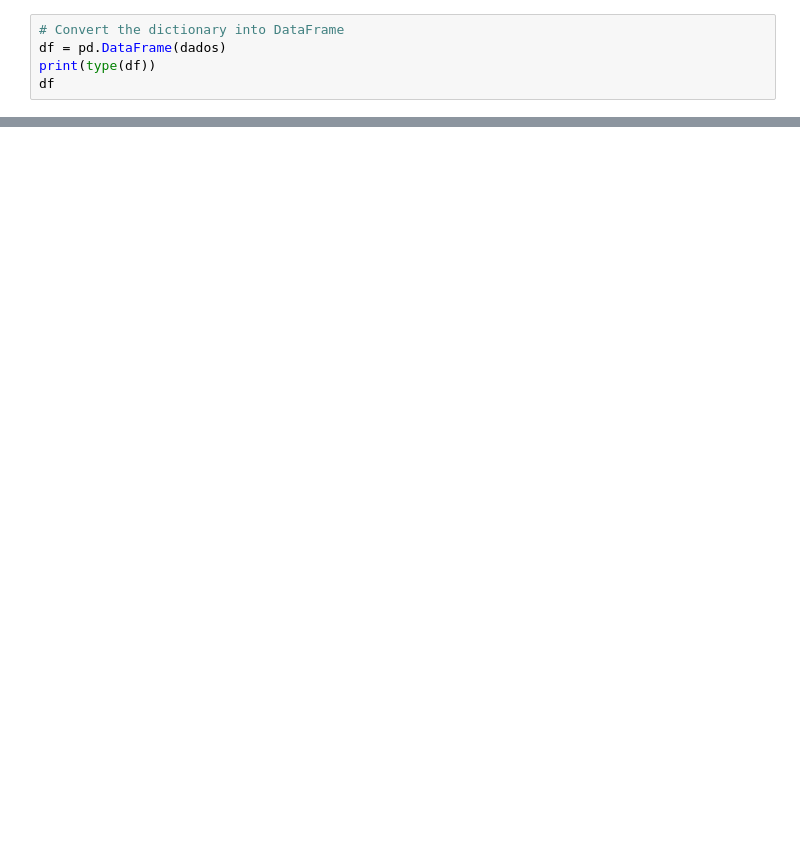
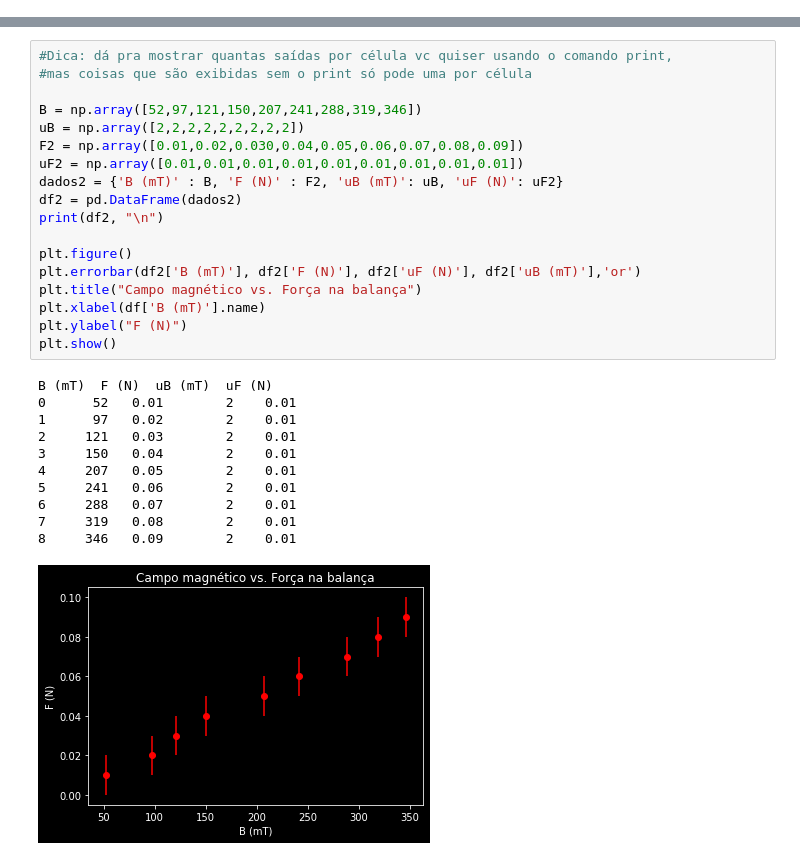
Before and after one commit to frtsgui/lab2, a Jupyter notebook: Notebooks/Guilherme_21062515_5.ipynb, the cells around one changed output, grey strips where cells are left out. Cells and saved outputs as stored; diff of their text form; blank space fills up the shorter version.

```diff
--- a/Notebooks/Guilherme_21062515_5.ipynb
+++ b/Notebooks/Guilherme_21062515_5.ipynb
@@ -78,5 +0,0 @@ Por fim alimentamos o dicionário como um _dataframe_ do _pandas_ :
-# %%
-# Convert the dictionary into DataFrame
-df = pd.DataFrame(dados)
-print(type(df))
-df
@@ -400,0 +72,30 @@ n
+# %%
+#Dica: dá pra mostrar quantas saídas por célula vc quiser usando o comando print,
+#mas coisas que são exibidas sem o print só pode uma por célula
+
+B = np.array([52,97,121,150,207,241,288,319,346])
+uB = np.array([2,2,2,2,2,2,2,2,2])
+F2 = np.array([0.01,0.02,0.030,0.04,0.05,0.06,0.07,0.08,0.09])
+uF2 = np.array([0.01,0.01,0.01,0.01,0.01,0.01,0.01,0.01,0.01])
+dados2 = {'B (mT)' : B, 'F (N)' : F2, 'uB (mT)': uB, 'uF (N)': uF2}
+df2 = pd.DataFrame(dados2)
+print(df2, "\n")
+
+plt.figure()
+plt.errorbar(df2['B (mT)'], df2['F (N)'], df2['uF (N)'], df2['uB (mT)'],'or')
+plt.title("Campo magnético vs. Força na balança")
+plt.xlabel(df['B (mT)'].name)
+plt.ylabel("F (N)")
+plt.show()
+# %% [output]
+B (mT)  F (N)  uB (mT)  uF (N)
+0      52   0.01        2    0.01
+1      97   0.02        2    0.01
+2     121   0.03        2    0.01
+3     150   0.04        2    0.01
+4     207   0.05        2    0.01
+5     241   0.06        2    0.01
+6     288   0.07        2    0.01
+7     319   0.08        2    0.01
+8     346   0.09        2    0.01
+[figure, added]
```
Also changed, not shown: parts of 63 cells of this notebook, 2 other files.
